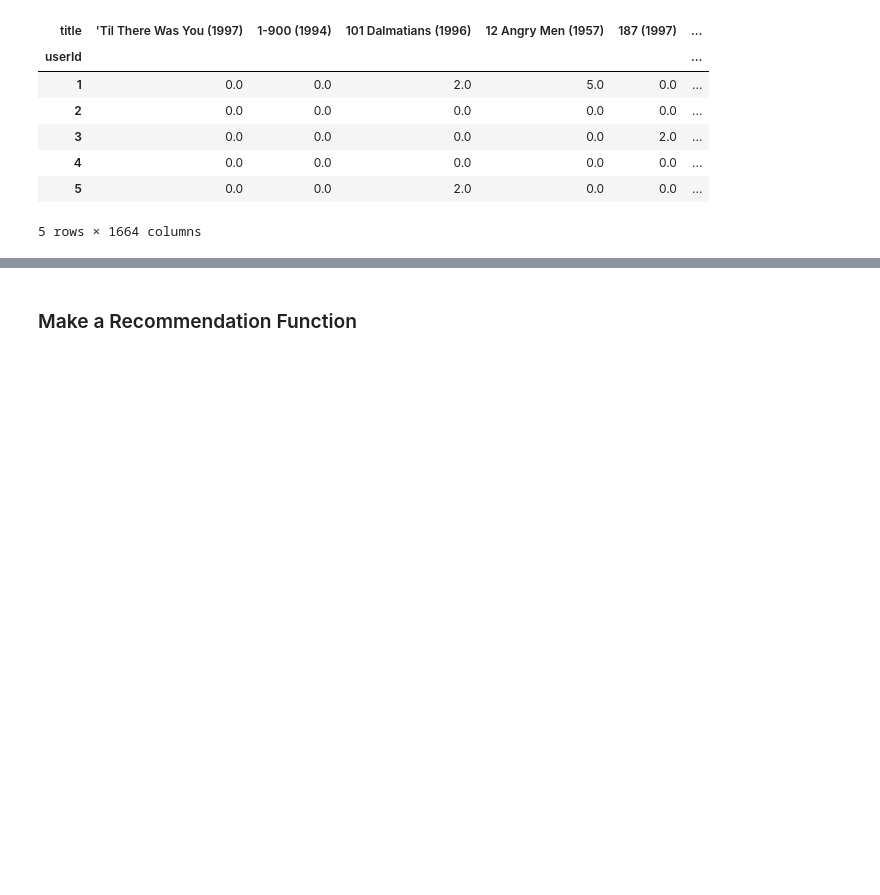
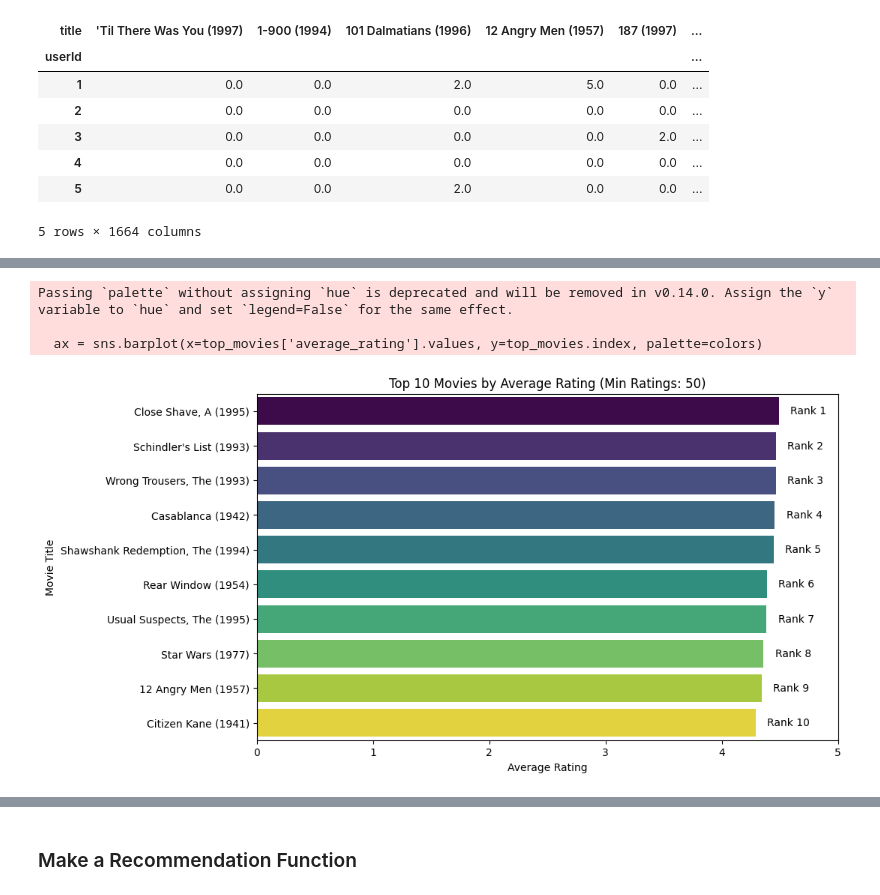
Before and after one commit to itsJonnie/Movie-Recommendation-System, a Jupyter notebook: Movie_Recommendation_System.ipynb, the cells around one changed output, grey strips where cells are left out. Cells and saved outputs as stored; diff of their text form; code cells hidden in the pictures; blank space fills up the shorter version.

```diff
--- a/Movie_Recommendation_System.ipynb
+++ b/Movie_Recommendation_System.ipynb
@@ -111,0 +177,29 @@ user_movie_matrix.head()
+# %%
+import matplotlib.cm as cm
+
+# Generate a list of colors from the viridis colormap for the number of movies
+n_movies = len(top_movies)
+colors = cm.viridis(np.linspace(0, 1, n_movies))
+# Convert the RGBA values to hex strings for use in Seaborn
+colors = [cm.colors.rgb2hex(c) for c in colors]
+
+plt.figure(figsize=(10, 6))
+# Create a bar plot with our custom sequential color palette
+ax = sns.barplot(x=top_movies['average_rating'].values, y=top_movies.index, palette=colors)
+
+plt.title("Top 10 Movies by Average Rating (Min Ratings: 50)")
+plt.xlabel("Average Rating")
+plt.ylabel("Movie Title")
+plt.xlim(0, 5)  # Ratings range from 1 to 5
+
+# Annotate each bar with its rank (natural order)
+for i, rating in enumerate(top_movies['average_rating'].values):
+    # The highest-rated movie (first in the sorted order) gets Rank 1, etc.
+    ax.text(rating + 0.1, i, f"Rank {i+1}", color='black', va="center", fontsize=10)
+
+plt.show()
+# %% [output]
+Passing `palette` without assigning `hue` is deprecated and will be removed in v0.14.0. Assign the `y` variable to `hue` and set `legend=False` for the same effect.
+
+  ax = sns.barplot(x=top_movies['average_rating'].values, y=top_movies.index, palette=colors)
+[figure, added]
```
Also changed, not shown: parts of 23 cells of this notebook.
